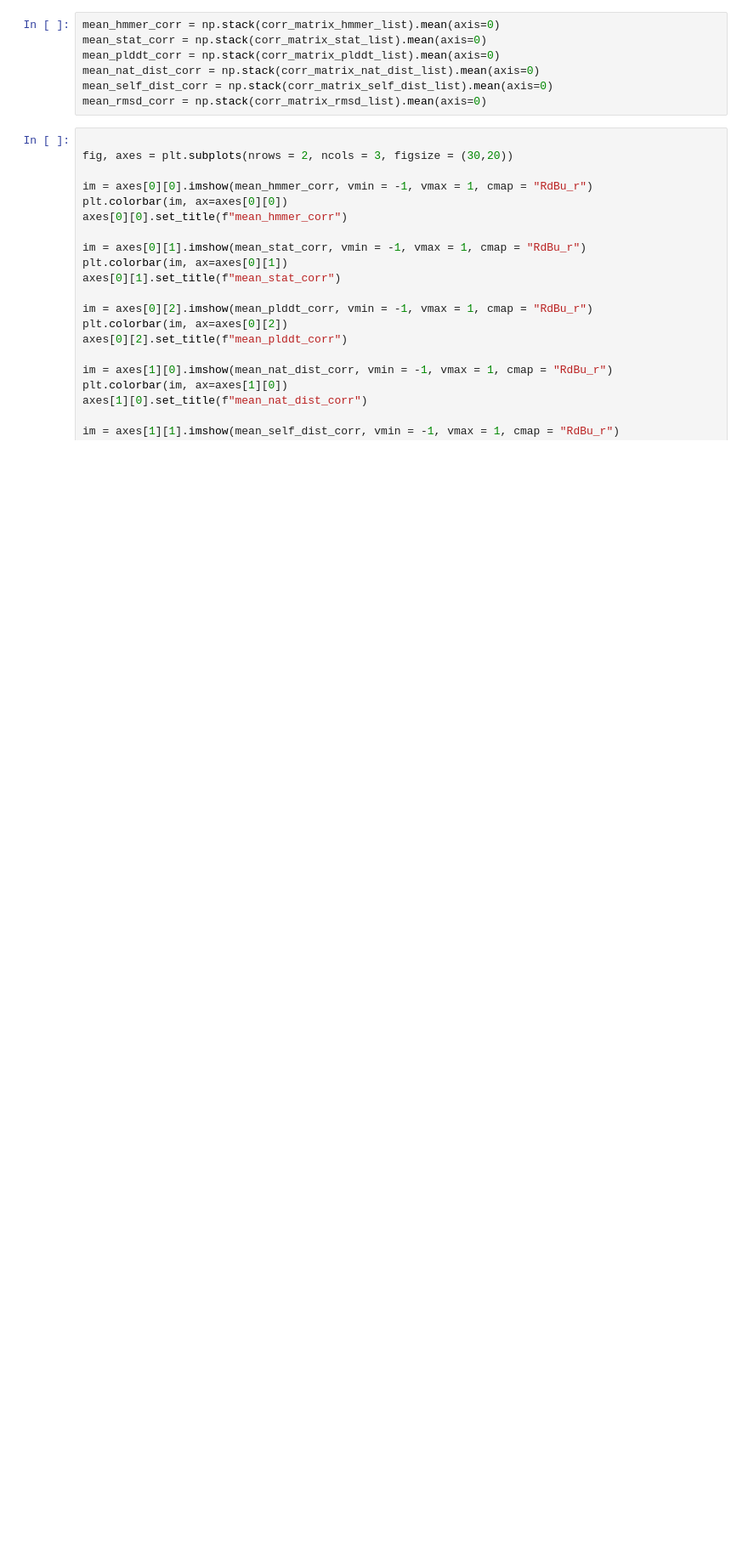
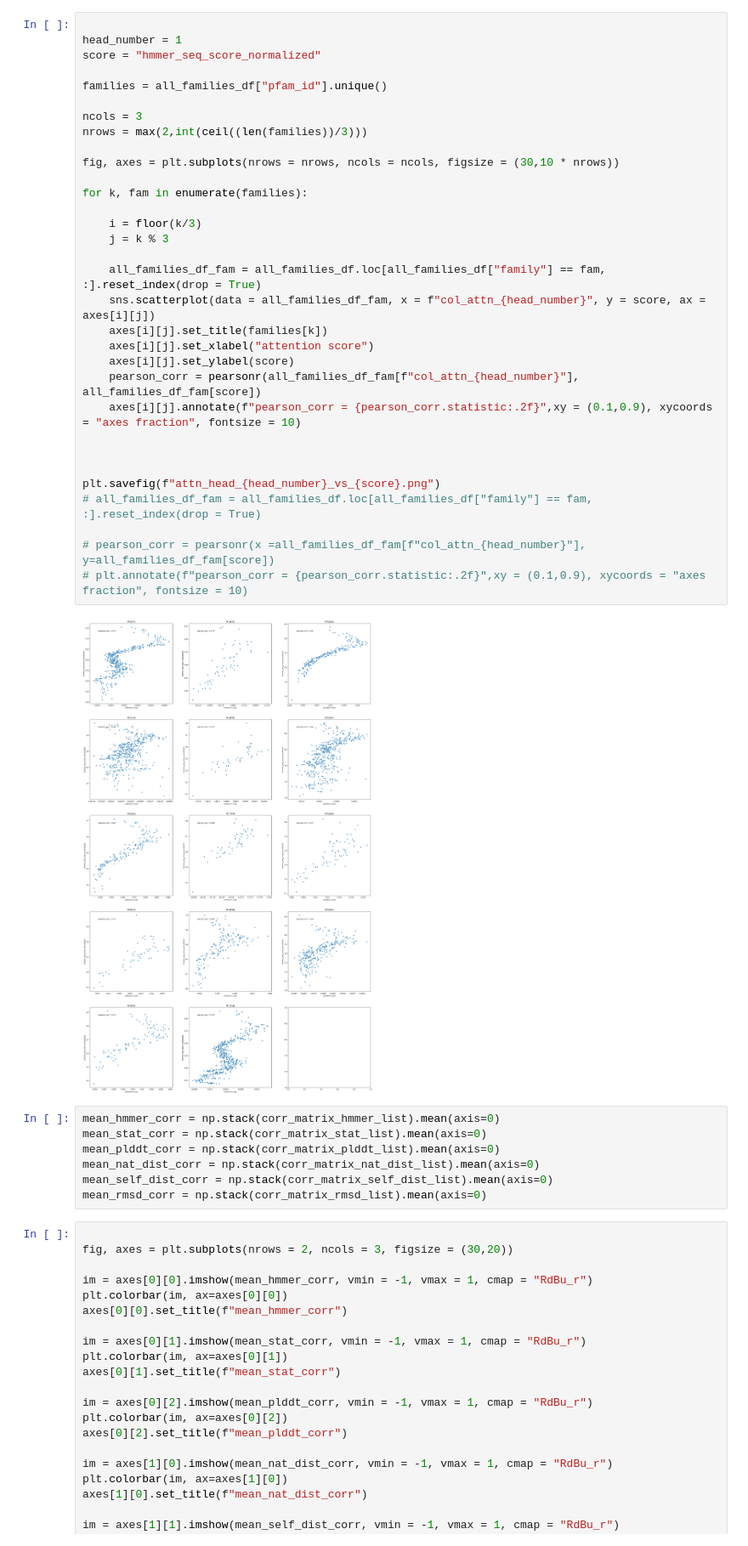
Before and after one commit to anamaysamant/MSA-phylogeny-generation, a Jupyter notebook: PFAM_explorer.ipynb, the cells around one changed output. Shown at 85% size. Saved outputs shown, nothing was run; the diff lists cells and outputs as text; blank space fills up the shorter version.

```diff
--- a/PFAM_explorer.ipynb
+++ b/PFAM_explorer.ipynb
@@ -142,3 +151,37 @@ for k, family in enumerate(families):
+# %%
+
+head_number = 1
+score = "hmmer_seq_score_normalized"
+
+families = all_families_df["pfam_id"].unique()
+
+ncols = 3
+nrows = max(2,int(ceil((len(families))/3)))
+
+fig, axes = plt.subplots(nrows = nrows, ncols = ncols, figsize = (30,10 * nrows))
+
+for k, fam in enumerate(families):
+
+    i = floor(k/3)
+    j = k % 3
+
+    all_families_df_fam = all_families_df.loc[all_families_df["family"] == fam, :].reset_index(drop = True)
+    sns.scatterplot(data = all_families_df_fam, x = f"col_attn_{head_number}", y = score, ax = axes[i][j])
+    axes[i][j].set_title(families[k])
+    axes[i][j].set_xlabel("attention score")
+    axes[i][j].set_ylabel(score)
+    pearson_corr = pearsonr(all_families_df_fam[f"col_attn_{head_number}"], all_families_df_fam[score])
+    axes[i][j].annotate(f"pearson_corr = {pearson_corr.statistic:.2f}",xy = (0.1,0.9), xycoords = "axes fraction", fontsize = 10)
+
+
+
+plt.savefig(f"attn_head_{head_number}_vs_{score}.png")
+# all_families_df_fam = all_families_df.loc[all_families_df["family"] == fam, :].reset_index(drop = True)
+
+# pearson_corr = pearsonr(x =all_families_df_fam[f"col_attn_{head_number}"], y=all_families_df_fam[score])
+# plt.annotate(f"pearson_corr = {pearson_corr.statistic:.2f}",xy = (0.1,0.9), xycoords = "axes fraction", fontsize = 10)
+# %% [output]
+[figure, added]
 # %%
 mean_hmmer_corr = np.stack(corr_matrix_hmmer_list).mean(axis=0)
 mean_stat_corr = np.stack(corr_matrix_stat_list).mean(axis=0)
```
Also changed, not shown: parts of 20 cells of this notebook, 3 other files.
